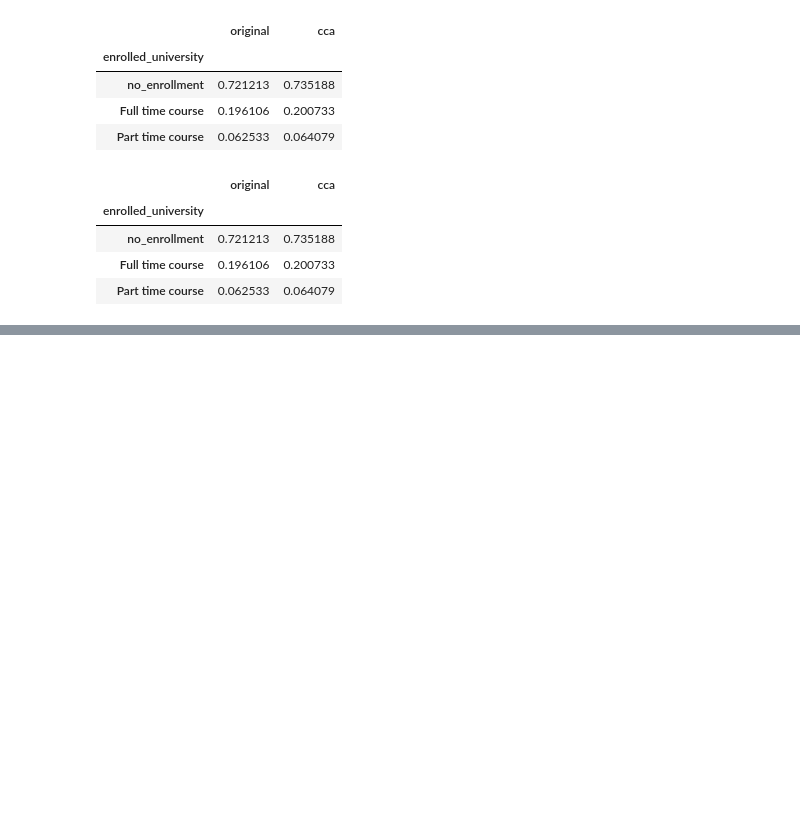
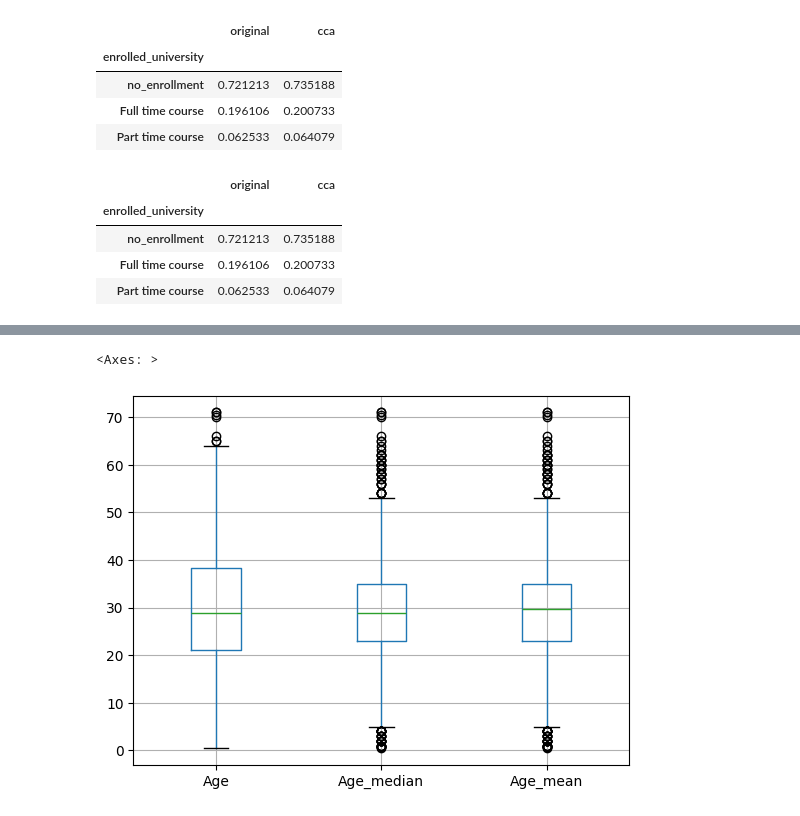
Before and after one commit to Dhrupad-05/Intro-to-Machine-Learning, a Jupyter notebook: 6_Handling_Missing_Data.ipynb, the cells around one changed output, grey strips where cells are left out. Cells and saved outputs as stored; diff of their text form; code cells hidden in the pictures; blank space fills up the shorter version.

```diff
--- a/6_Handling_Missing_Data.ipynb
+++ b/6_Handling_Missing_Data.ipynb
@@ -220,0 +395,5 @@ temp
+# %%
+X_train[['Age', 'Age_median', 'Age_mean']].boxplot()
+# %% [output]
+<Axes: >
+[figure, added]
```
Also changed, not shown: parts of 28 cells of this notebook.
